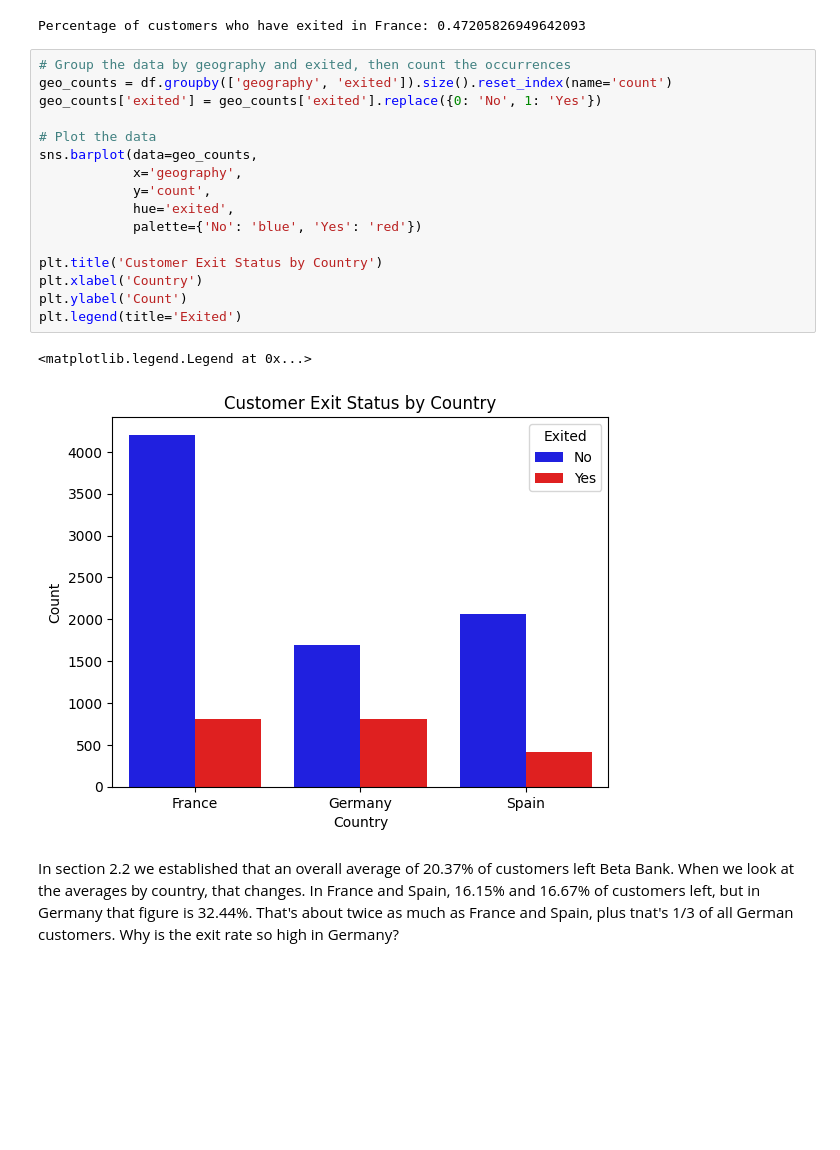
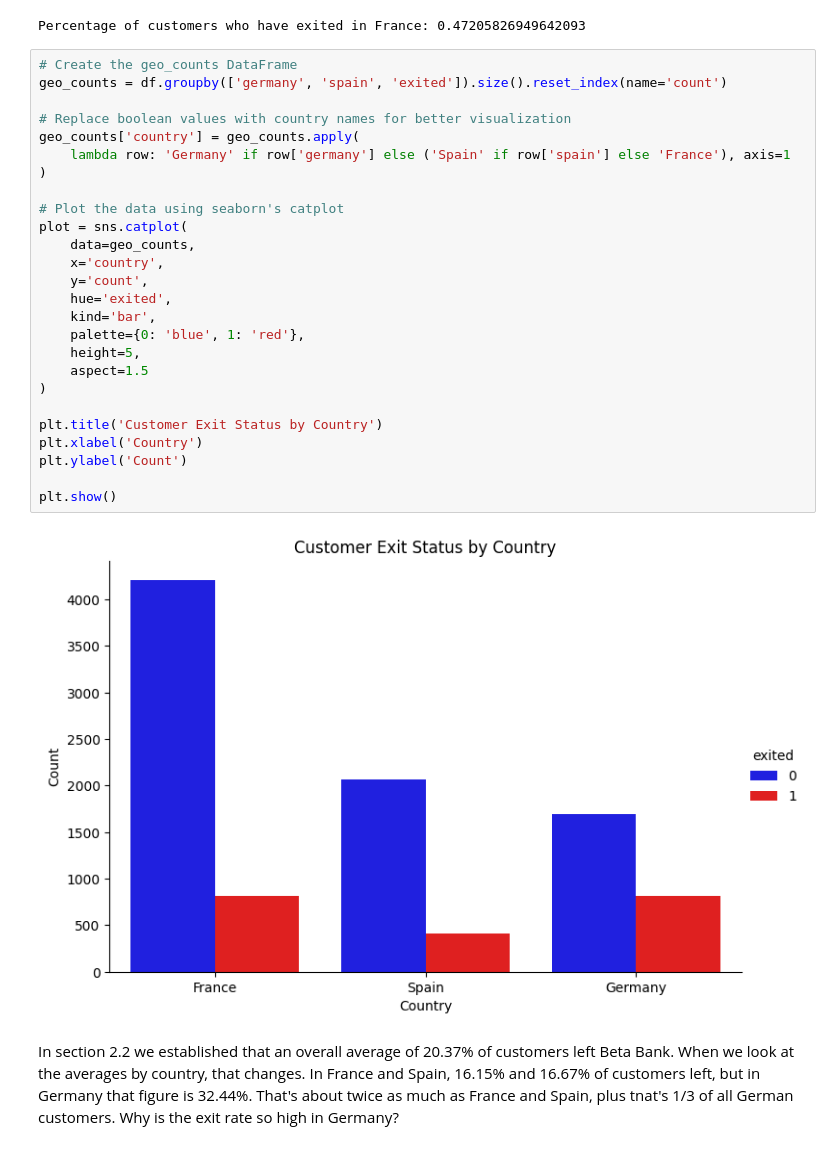
Before and after one commit to Vyncent-vdW/sprint_eight_supervised_learning, a Jupyter notebook: sprint_eight_supervised_learning_nb.ipynb, the cells around one changed output. Cells and saved outputs as stored; diff of their text form; blank space fills up the shorter version.

```diff
--- a/sprint_eight_supervised_learning_nb.ipynb
+++ b/sprint_eight_supervised_learning_nb.ipynb
@@ -318,24 +319,33 @@ print(f'Percentage of customers who have exited in France: {france_exit_percenta
 # %% [output]
 Percentage of customers who have exited in France: 0.47205826949642093
 # %%
-# Group the data by geography and exited, then count the occurrences
-geo_counts = df.groupby(['geography', 'exited']).size().reset_index(name='count')
-geo_counts['exited'] = geo_counts['exited'].replace({0: 'No', 1: 'Yes'})
+# Create the geo_counts DataFrame
+geo_counts = df.groupby(['germany', 'spain', 'exited']).size().reset_index(name='count')
 
-# Plot the data
-sns.barplot(data=geo_counts,
-            x='geography',
-            y='count',
-            hue='exited',
-            palette={'No': 'blue', 'Yes': 'red'})
+# Replace boolean values with country names for better visualization
+geo_counts['country'] = geo_counts.apply(
+    lambda row: 'Germany' if row['germany'] else ('Spain' if row['spain'] else 'France'), axis=1
+)
+
+# Plot the data using seaborn's catplot
+plot = sns.catplot(
+    data=geo_counts,
+    x='country',
+    y='count',
+    hue='exited',
+    kind='bar',
+    palette={0: 'blue', 1: 'red'},
+    height=5,
+    aspect=1.5
+)
 
 plt.title('Customer Exit Status by Country')
 plt.xlabel('Country')
 plt.ylabel('Count')
-plt.legend(title='Exited')
+
+plt.show()
 # %% [output]
-<matplotlib.legend.Legend at 0x...>
-[figure, old version]
+[figure, new version]
 # %% [markdown]
 In section 2.2 we established that an overall average of 20.37% of customers left Beta Bank. When we look at the averages by country, that changes. In France and Spain, 16.15% and 16.67% of customers left, but in Germany that figure is 32.44%. That's about twice as much as France and Spain, plus tnat's 1/3 of all German customers. Why is the exit rate so high in Germany?
 # %% [markdown]
```
Also changed, not shown: parts of 14 cells of this notebook.
